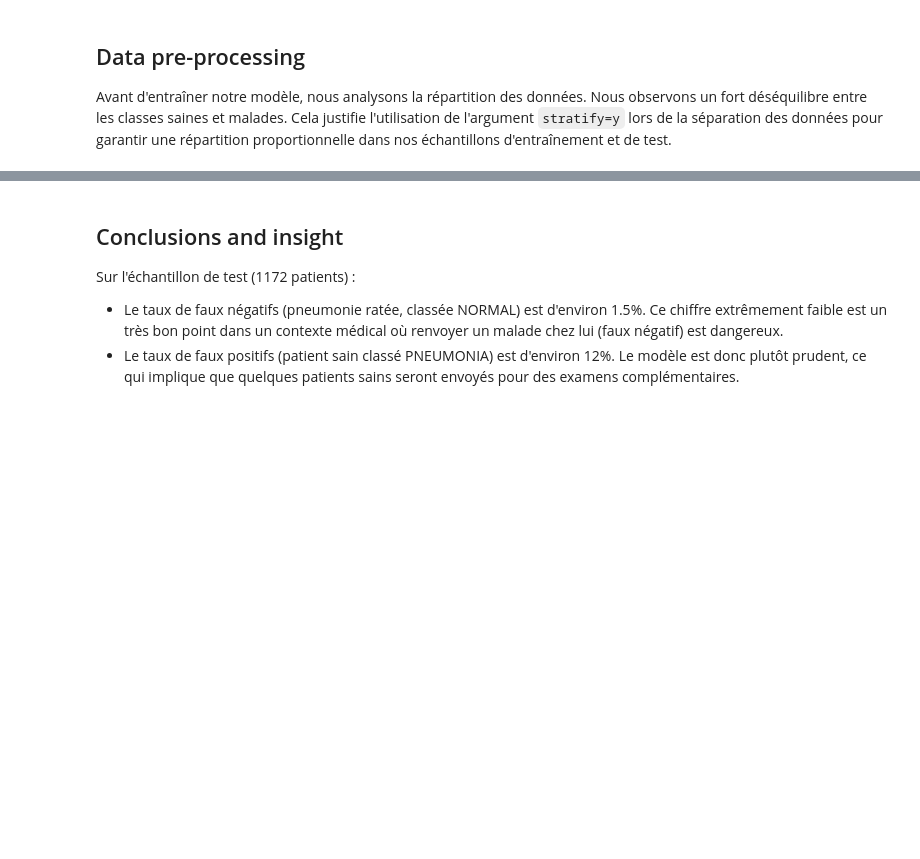
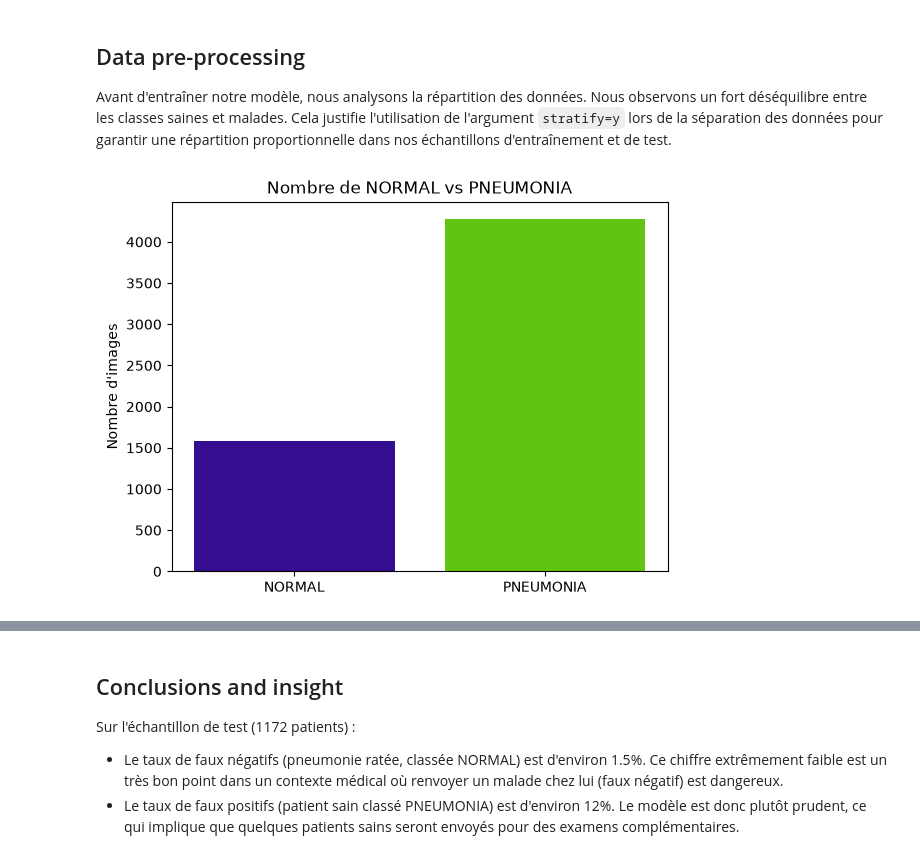
Before and after one commit to klasken/Cvrie, a Jupyter notebook: notebooks/supervise_analysis.ipynb, the cells around one changed output, grey strips where cells are left out. Saved outputs shown, nothing was run; the diff lists cells and outputs as text; code cells hidden in the pictures; blank space fills up the shorter version.

Commit message:
[+] feat : add image normal vs pneumonia rendu

```diff
--- a/notebooks/supervise_analysis.ipynb
+++ b/notebooks/supervise_analysis.ipynb
@@ -56,11 +59,13 @@ Avant d'entraîner notre modèle, nous analysons la répartition des données. N
 # %%
 nombre_normal = np.sum(y == 0)
 nombre_pneumonia = np.sum(y == 1)
 
 labels = ["NORMAL", "PNEUMONIA"]
 values = [nombre_normal, nombre_pneumonia]
 
-plt.bar(labels, values, width=0.6, color=['#4C72B0', '#C44E52'])
+plt.bar(labels, values, width=0.8, color=["#350D91", "#62C412"])
 plt.title("Nombre de NORMAL vs PNEUMONIA")
 plt.ylabel("Nombre d'images")
 plt.show()
+# %% [output]
+[figure, added]
```
Also changed, not shown: parts of 11 cells of this notebook, 1 other file.
